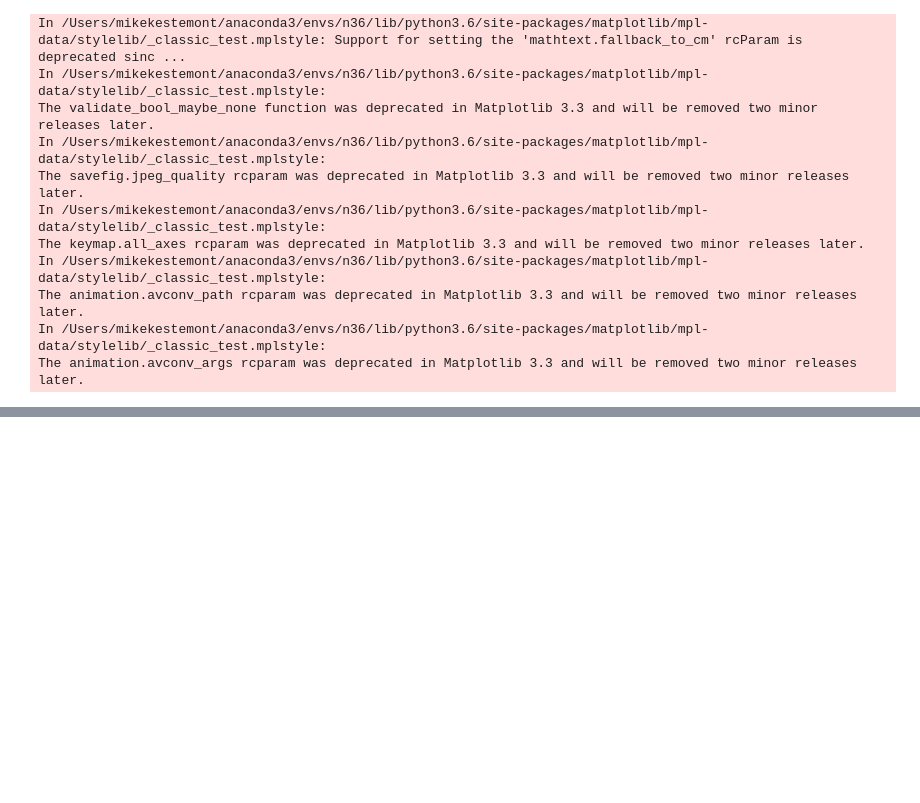
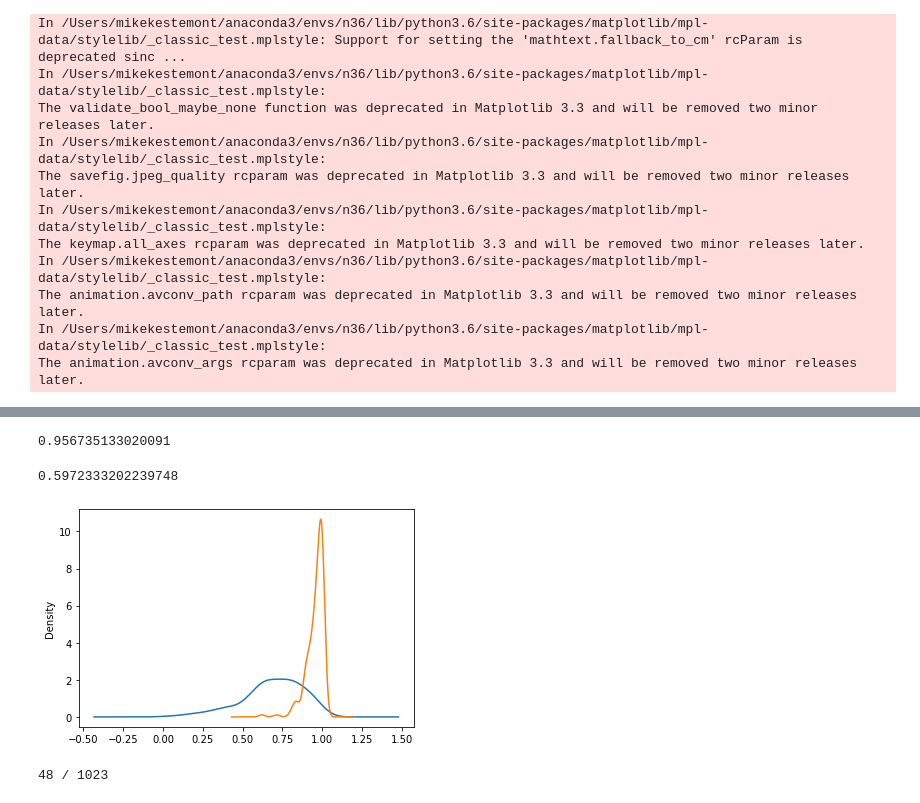
Before and after one commit to mikekestemont/zwerfverzen, a Jupyter notebook: notebooks/intertext.ipynb, the cells around one changed output, grey strips where cells are left out. Cells and saved outputs as stored; diff of their text form; code cells hidden in the pictures; blank space fills up the shorter version.

```diff
--- a/notebooks/intertext.ipynb
+++ b/notebooks/intertext.ipynb
@@ -186,0 +336,4 @@ nearest_df.head(50)
+# %%
+relevant = meta[meta['ID'].str.startswith('mor-ele')]
+relevant = relevant[relevant['verse-length'] > 1]
+relevant
@@ -186,0 +358,15 @@ nearest_df.head(50)
+# %%
+same_distances = []
+
+for r in relevant['ID']:
+    print('=============')
+    print(r)
+    As = A[A['intertext'] == r]
+    Bs = B[B['intertext'] == r]
+    display(As)
+    display(Bs)
+
+    AX = vec.transform(As['lemmas'])
+    BX = vec.transform(Bs['lemmas'])
+
+    same_distances.extend(pairwise_distances(AX, BX, metric='cosine').flatten())
@@ -186,0 +408,15 @@ nearest_df.head(50)
+# %%
+diff_distances = []
+
+for r in relevant['ID']:
+    print('=============')
+    print(r)
+    As = A[A['intertext'] == r]
+    Bs = B.sample(2)
+    display(As)
+    display(Bs)
+
+    AX = vec.transform(As['lemmas'])
+    BX = vec.transform(Bs['lemmas'])
+
+    diff_distances.extend(pairwise_distances(AX, BX, metric='cosine').flatten())
@@ -186,0 +458,23 @@ nearest_df.head(50)
+# %%
+ss = pd.Series(same_distances)
+ds = pd.Series(diff_distances)
+# %%
+#s.plot.kde()
+ds.mean()
+# %% [output]
+0.956735133020091
+# %%
+ss.quantile(.25)
+# %% [output]
+0.5972333202239748
+# %%
+ax = ss.plot.kde()
+ds.plot.kde(ax=ax);
+# %% [output]
+[figure, added]
+# %%
+cutoff = nearest_df[nearest_df['distance'] < .6]
+cutoff
+print(np.sum(nearest_df['intertext1'] == nearest_df['intertext2']), '/', len(cutoff))
+# %% [output]
+48 / 1023
```
Also changed, not shown: parts of 22 cells of this notebook.
